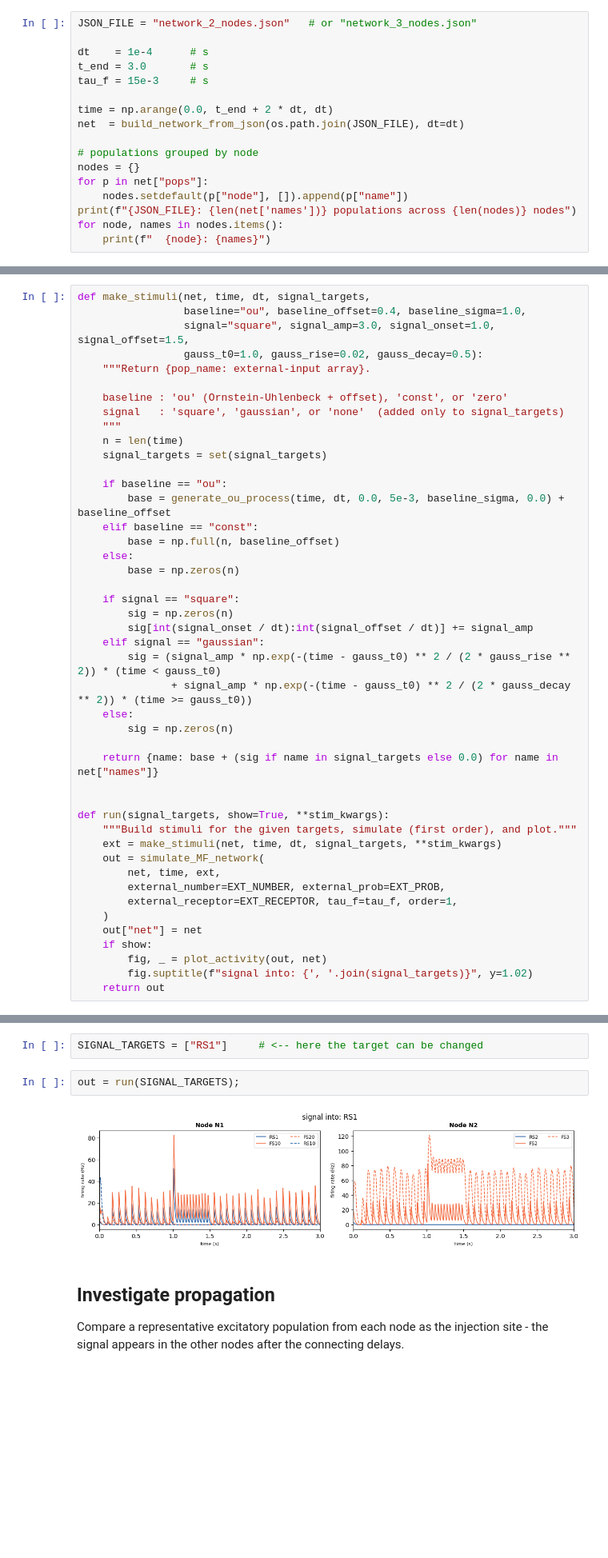
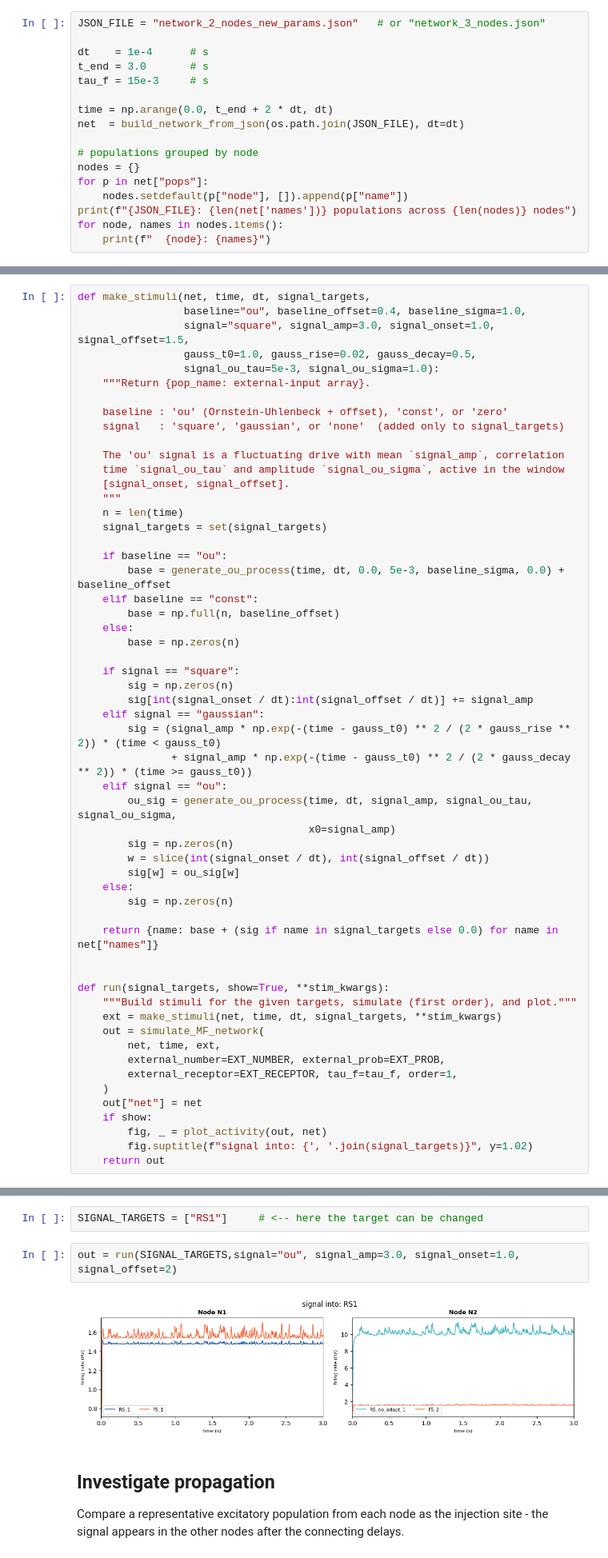
Before and after one commit to IlaCar/neuron-to-meanfield, a Jupyter notebook: network_of_mean_field/network_MF_signal_propagation.ipynb, the cells around one changed output, grey strips where cells are left out. Shown at 80% size. Saved outputs shown, nothing was run; the diff lists cells and outputs as text; blank space fills up the shorter version.

```diff
--- a/network_of_mean_field/network_MF_signal_propagation.ipynb
+++ b/network_of_mean_field/network_MF_signal_propagation.ipynb
@@ -44,7 +44,7 @@ Set `JSON_FILE` to the topology you want. `dt` is the integration step, `t_end`
 the duration, `tau_f` the population rate time constant (T). Edge delays in the
 JSON are in milliseconds.
 # %%
-JSON_FILE = "network_2_nodes.json"   # or "network_3_nodes.json"
+JSON_FILE = "network_2_nodes_new_params.json"   # or "network_3_nodes.json"
 
 dt    = 1e-4      # s
 t_end = 3.0       # s
@@ -88,11 +88,16 @@ targets** additionally get an injected **pulse**.
 def make_stimuli(net, time, dt, signal_targets,
                  baseline="ou", baseline_offset=0.4, baseline_sigma=1.0,
                  signal="square", signal_amp=3.0, signal_onset=1.0, signal_offset=1.5,
-                 gauss_t0=1.0, gauss_rise=0.02, gauss_decay=0.5):
+                 gauss_t0=1.0, gauss_rise=0.02, gauss_decay=0.5,
+                 signal_ou_tau=5e-3, signal_ou_sigma=1.0):
     """Return {pop_name: external-input array}.
 
     baseline : 'ou' (Ornstein-Uhlenbeck + offset), 'const', or 'zero'
     signal   : 'square', 'gaussian', or 'none'  (added only to signal_targets)
+
+    The 'ou' signal is a fluctuating drive with mean `signal_amp`, correlation
+    time `signal_ou_tau` and amplitude `signal_ou_sigma`, active in the window
+    [signal_onset, signal_offset].
     """
     n = len(time)
     signal_targets = set(signal_targets)
@@ -110,6 +115,12 @@ def make_stimuli(net, time, dt, signal_targets,
     elif signal == "gaussian":
         sig = (signal_amp * np.exp(-(time - gauss_t0) ** 2 / (2 * gauss_rise ** 2)) * (time < gauss_t0)
                + signal_amp * np.exp(-(time - gauss_t0) ** 2 / (2 * gauss_decay ** 2)) * (time >= gauss_t0))
+    elif signal == "ou":
+        ou_sig = generate_ou_process(time, dt, signal_amp, signal_ou_tau, signal_ou_sigma,
+                                     x0=signal_amp)
+        sig = np.zeros(n)
+        w = slice(int(signal_onset / dt), int(signal_offset / dt))
+        sig[w] = ou_sig[w]
     else:
         sig = np.zeros(n)
 
@@ -139,9 +148,9 @@ For `network_3_nodes.json`, a quiet baseline with a stronger pulse shows the cas
 # %%
 SIGNAL_TARGETS = ["RS1"]     # <-- here the target can be changed
 # %%
-out = run(SIGNAL_TARGETS);
+out = run(SIGNAL_TARGETS,signal="ou", signal_amp=3.0, signal_onset=1.0, signal_offset=2)
 # %% [output]
-[figure, old version]
+[figure, new version]
 # %% [markdown]
 ## Investigate propagation
 
```
Also changed, not shown: parts of 6 cells of this notebook.
